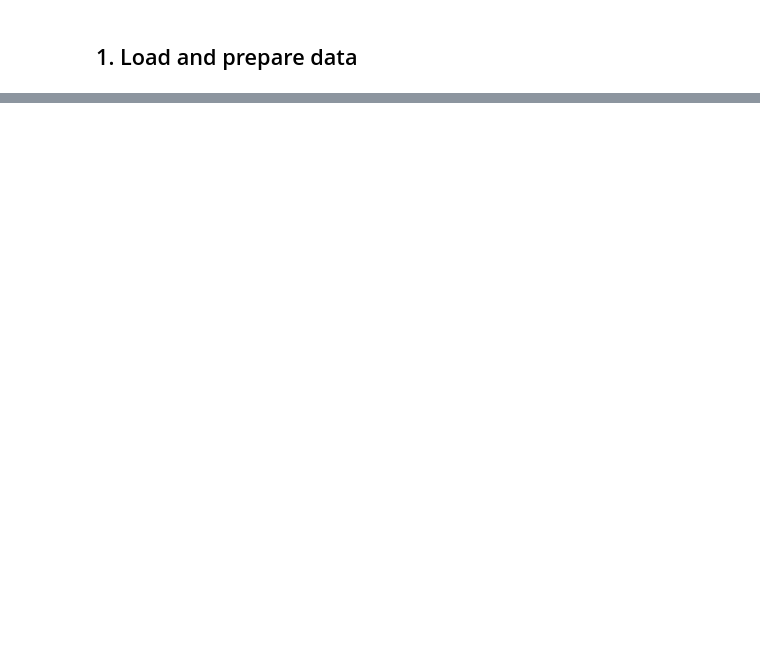
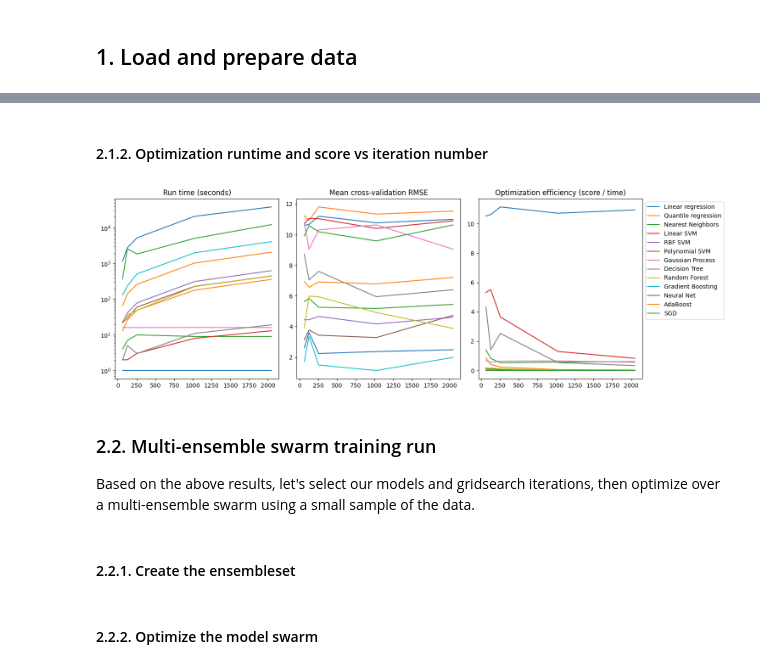
Before and after one commit to gperdrizet/ensembleswarm, a Jupyter notebook: examples/regression_calorie_burn.ipynb, the cells around one changed output, grey strips where cells are left out. Saved outputs shown, nothing was run; the diff lists cells and outputs as text; code cells hidden in the pictures; blank space fills up the shorter version.

Commit message:
Major updates to swarm optimization and training, updated calorie regression demonstration notebook.

```diff
--- a/examples/regression_calorie_burn.ipynb
+++ b/examples/regression_calorie_burn.ipynb
@@ -76,0 +98,11 @@ data_ensemble.make_datasets(
+# %%
+ensembles = 1
+frac_features = 0.7
+n_steps = 3
+cv_folds = 3
+sample_size = 5000
+random_search_iteration_nums = [64, 128, 256, 1024, 2048]
+
+ensembleset_file = f'calories_gridsearch_optimization-{ensembles}-{frac_features}-{n_steps}.h5'
+swarm_directory = 'examples/swarms/calories_gridsearch_optimization'
+results_file = 'examples/results/calorie_gridsearch_optimization.csv'
@@ -85,0 +153,35 @@ swarm.optimize_swarm(sample = 10000)
+# %%
+if Path(results_file).is_file() is False:
+    results_df = pd.concat(results, axis=0)
+    results_df['efficiency_mean'] = results_df['score_mean'] / results_df['time']
+    results_df['efficiency_std'] = results_df['score_std'] / results_df['time']
+    results_df.to_csv(results_file, index=False)
+
+else:
+    results_df = pd.read_csv(results_file)
+# %% [markdown]
+#### 2.1.2. Optimization runtime and score vs iteration number
+# %%
+fig, axs = plt.subplots(1, 3, figsize=(15, 5))
+
+axs.flatten()
+axs[0].set_title('Run time (seconds)')
+axs[1].set_title('Mean cross-validation RMSE')
+axs[2].set_title('Optimization efficiency (score / time)')
+axs[0].set_yscale('log')
+
+color = plt.cm.viridis(np.linspace(0, 1, len(results_df['model'].unique())))
+
+for ax, y_var in zip(axs, ['time', 'score_mean', 'efficiency_mean']):
+    for model in results_df['model'].unique():
+        plot_df=results_df[results_df['model'] == model]
+        ax.plot(plot_df['iterations'], plot_df[y_var], label=model)
+
+axs[2].legend(bbox_to_anchor=(1, 1), loc=2, borderaxespad=0.5)
+fig.tight_layout()
+# %% [output]
+[figure, added]
+# %% [markdown]
+### 2.2. Multi-ensemble swarm training run
+
+Based on the above results, let's select our models and gridsearch iterations, then optimize over a multi-ensemble swarm using a small sample of the data.
@@ -85,0 +222,2 @@ swarm.optimize_swarm(sample = 10000)
+# %% [markdown]
+#### 2.2.1. Create the ensembleset
@@ -85,0 +241,2 @@ swarm.optimize_swarm(sample = 10000)
+# %% [markdown]
+#### 2.2.2. Optimize the model swarm
```
Also changed, not shown: parts of 21 cells of this notebook, 7 other files.
